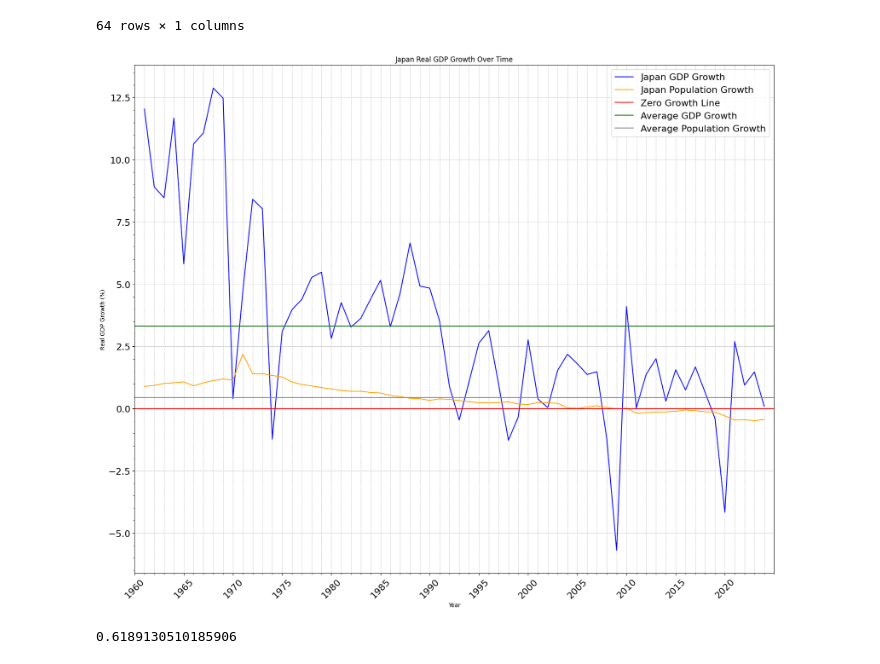
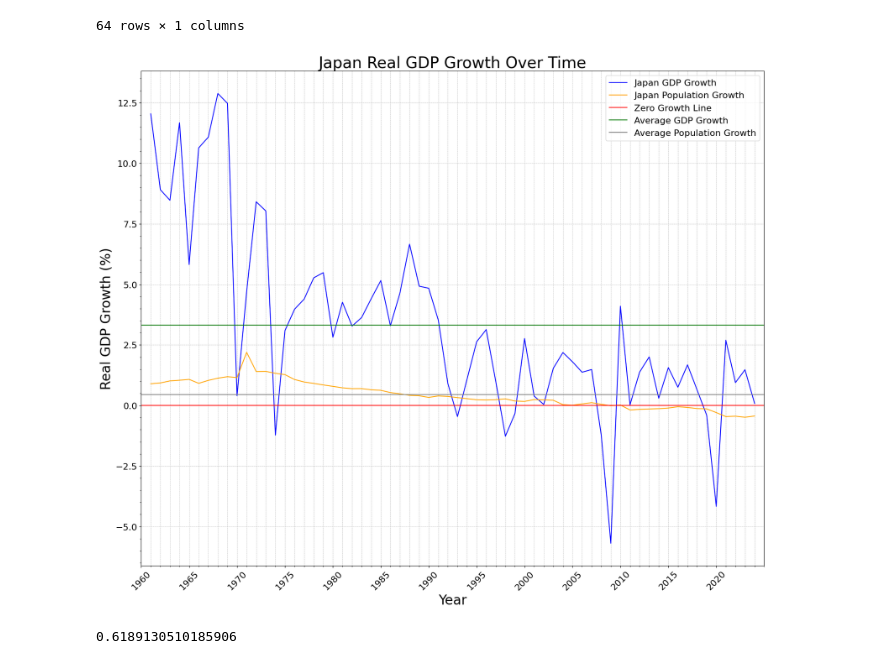
Before and after one commit to tejsidhu17/Econ_Articles, a Jupyter notebook: pop_gdp_growth_regression.ipynb, the cells around one changed output. Cells and saved outputs as stored; diff of their text form; code cells hidden in the pictures.

```diff
--- a/pop_gdp_growth_regression.ipynb
+++ b/pop_gdp_growth_regression.ipynb
@@ -124,31 +125,31 @@ japan_pop_growth
 # %%
 import matplotlib.pyplot as plt
 
 plt.figure(figsize=(20, 16))
 plt.plot(japan_gdp_growth["GDP Growth"], label="Japan GDP Growth", color="blue")
 plt.plot(japan_pop_growth["Population Growth"], label="Japan Population Growth", color="orange")
 
 plt.axhline(0, color="red", label="Zero Growth Line")
 plt.axhline(japan_gdp_growth["GDP Growth"].mean(), color="green", label="Average GDP Growth")
 plt.axhline(japan_pop_growth["Population Growth"].mean(), color="gray", label="Average Population Growth")
 
 x_ticks = np.arange(1960, 2025, 5)
 
-plt.xlabel("Year")
-plt.ylabel("Real GDP Growth (%)")
+plt.xlabel("Year", fontsize=24)
+plt.ylabel("Real GDP Growth (%)", fontsize=24)
 plt.xlim(1960, 2025)
 plt.xticks(x_ticks, rotation=45, fontsize=16)
 plt.yticks(fontsize=16)
 
 plt.minorticks_on()
 plt.grid(True, which='both', axis='x', linestyle='--', linewidth=0.5)
 plt.grid(True, which='major', axis='y', linestyle='--', linewidth=0.5)
 
-plt.title("Japan Real GDP Growth Over Time")
+plt.title("Japan Real GDP Growth Over Time", fontsize=28)
 plt.legend(fontsize=16)
 plt.show()
 # %% [output]
-[figure, old version]
+[figure, new version]
 # %%
 print(np.corrcoef(japan_gdp_growth["GDP Growth"], japan_pop_growth["Population Growth"])[0][1])
 # %% [output]
```
Also changed, not shown: parts of 3 cells of this notebook, 1 other file.
